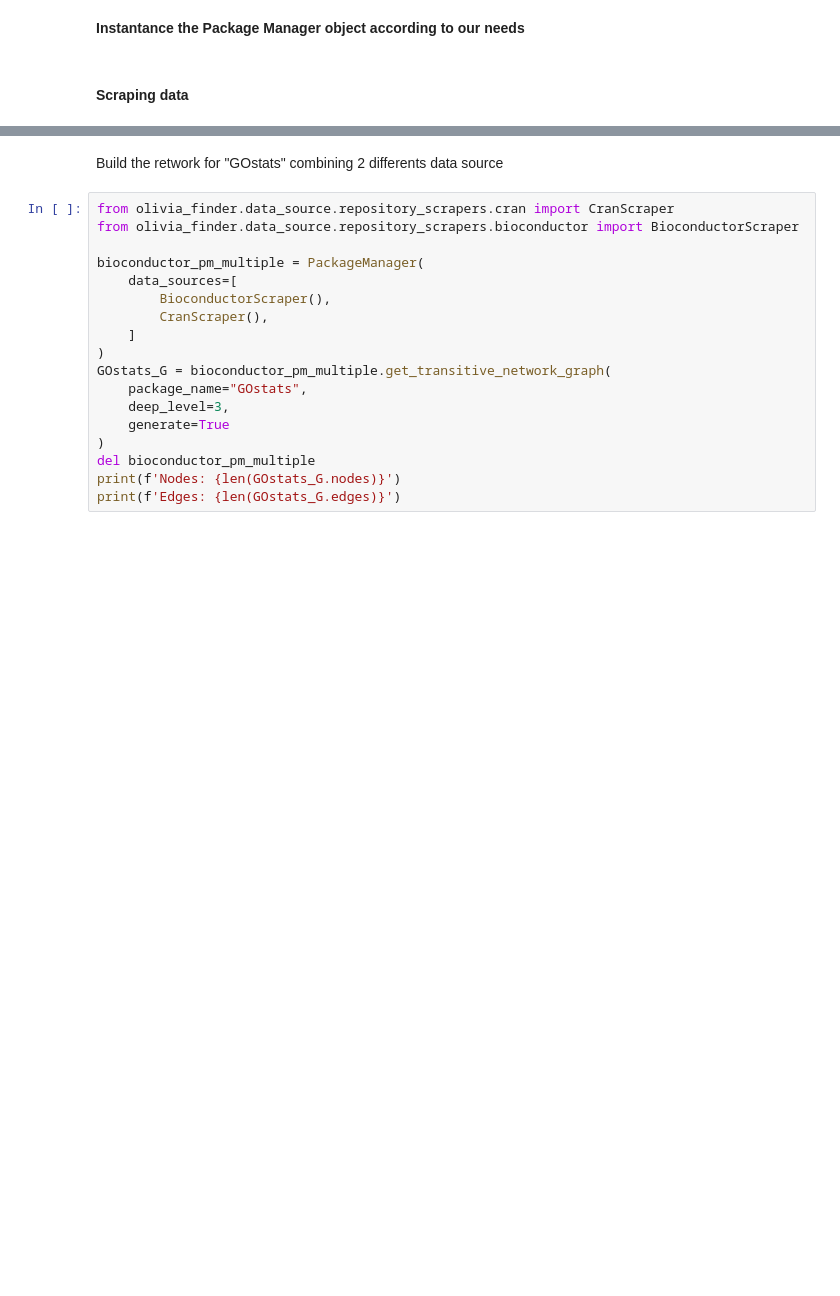
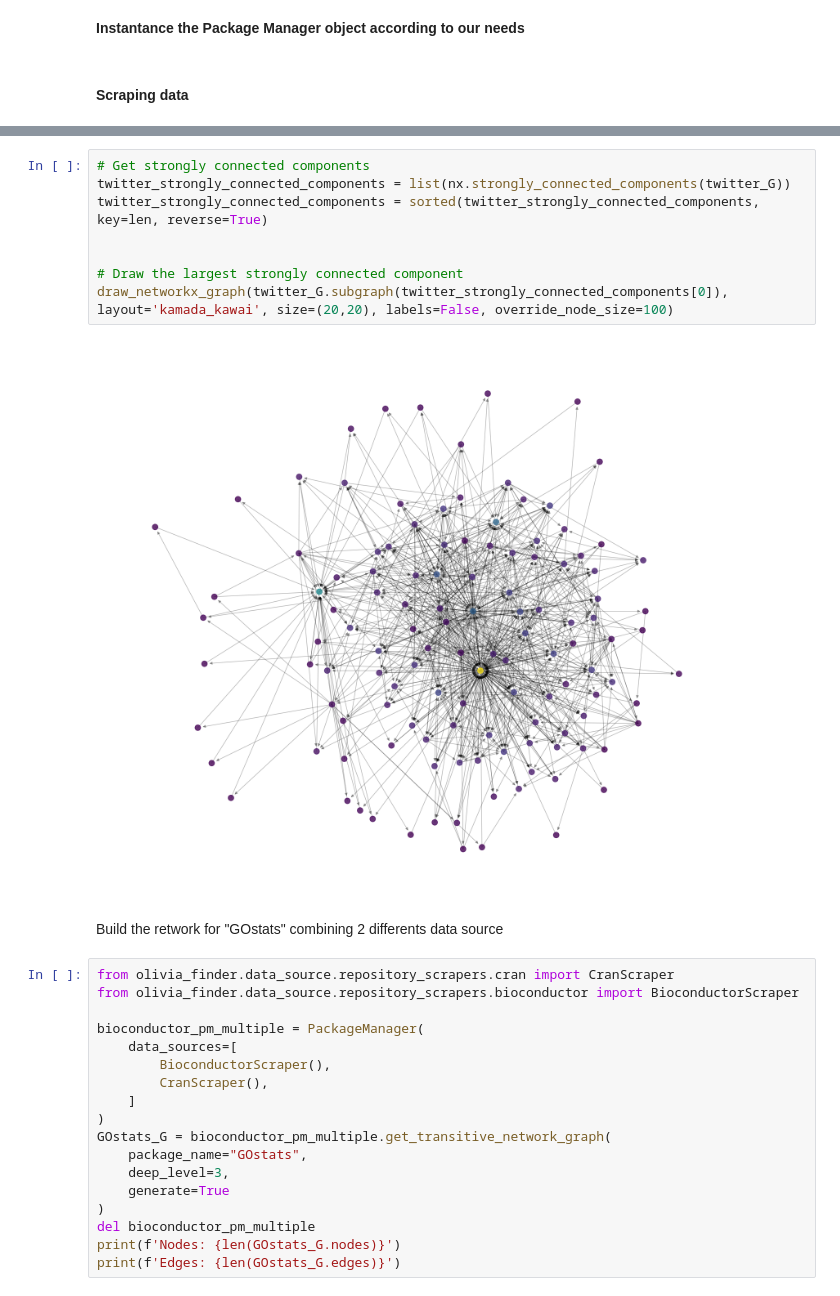
Before and after one commit to dab0012/olivia, a Jupyter notebook: notebooks/olivia_finder/Olivia Finder - Usage.ipynb, the cells around one changed output, grey strips where cells are left out. Saved outputs shown, nothing was run; the diff lists cells and outputs as text; blank space fills up the shorter version.

```diff
--- a/notebooks/olivia_finder/Olivia Finder - Usage.ipynb
+++ b/notebooks/olivia_finder/Olivia Finder - Usage.ipynb
@@ -218,3 +218,13 @@ draw_networkx_graph(retire_G, layout='kamada_kawai', size=(20,20), labels=False,
+# %%
+# Get strongly connected components
+twitter_strongly_connected_components = list(nx.strongly_connected_components(twitter_G))
+twitter_strongly_connected_components = sorted(twitter_strongly_connected_components, key=len, reverse=True)
+
+
+# Draw the largest strongly connected component
+draw_networkx_graph(twitter_G.subgraph(twitter_strongly_connected_components[0]), layout='kamada_kawai', size=(20,20), labels=False, override_node_size=100)
+# %% [output]
+[figure, added]
 # %% [markdown]
 Build the retwork for "GOstats" combining 2 differents data source
 # %%
```
Also changed, not shown: parts of 8 cells of this notebook, 8 other files.
